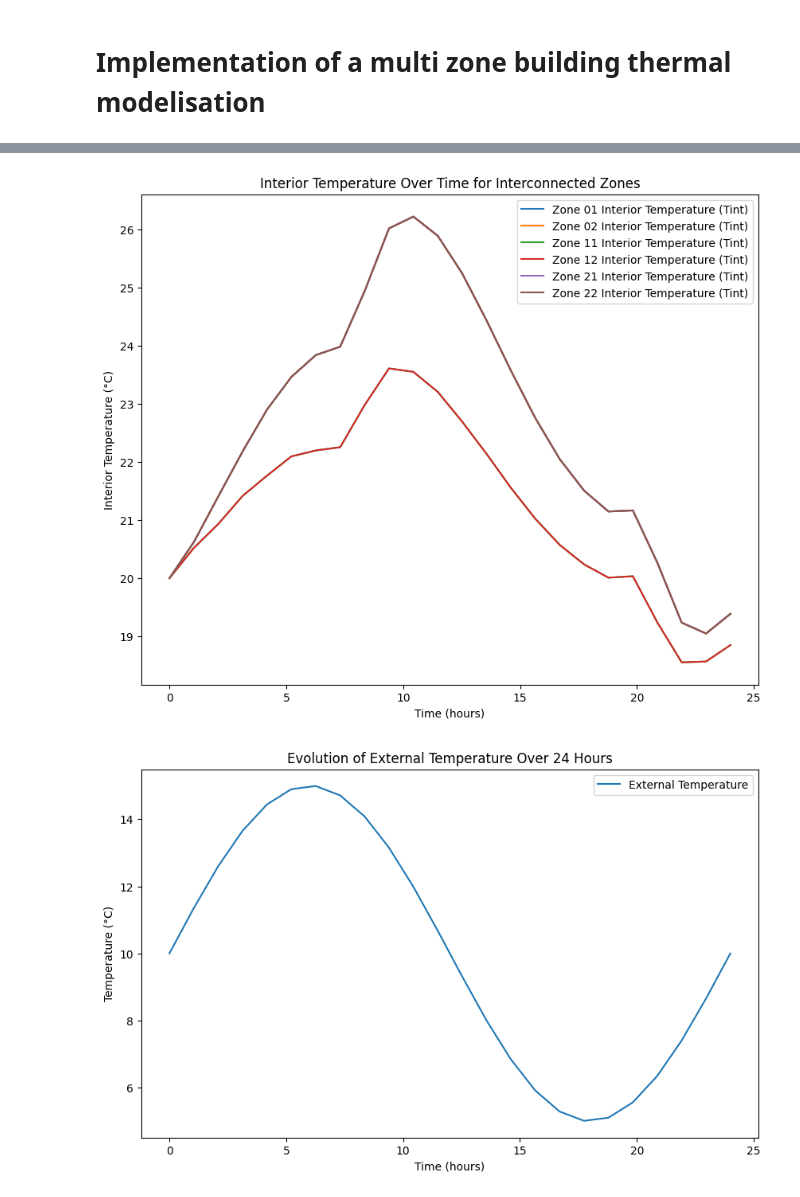
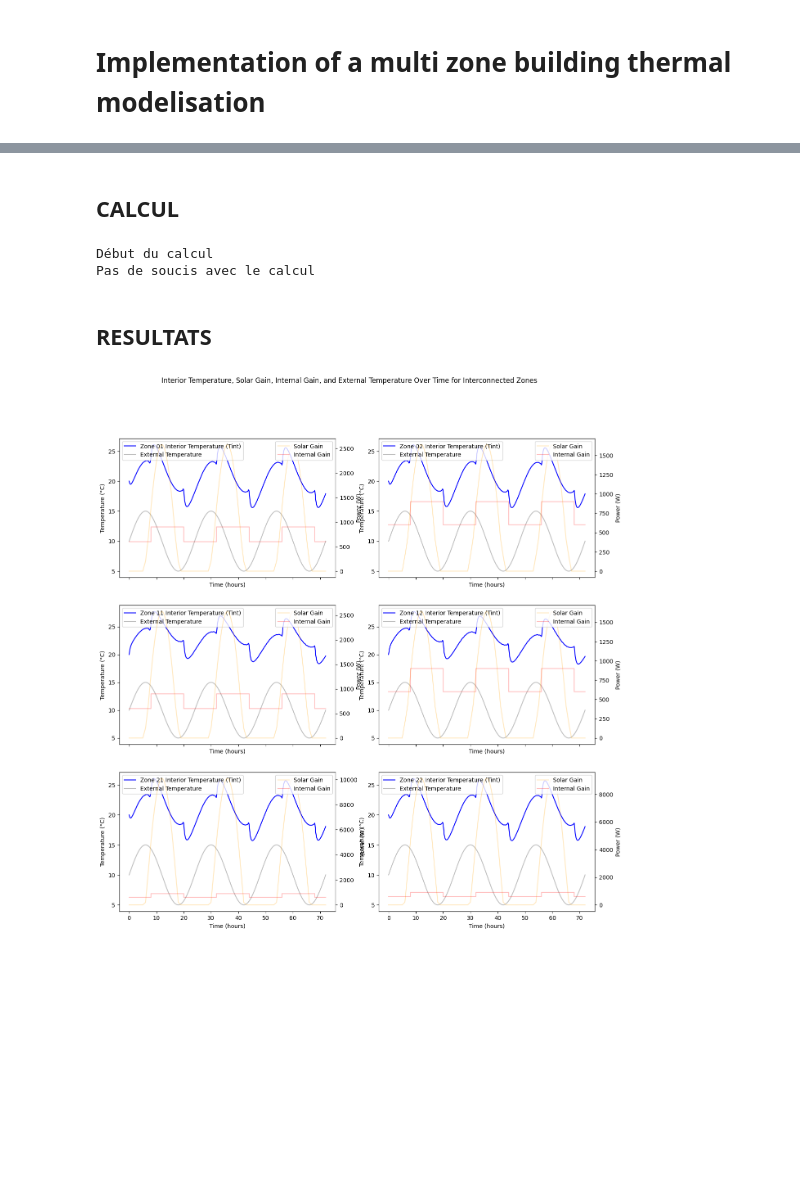
Before and after one commit to Timo-they/NN-Hybrid-Model-Thermal, a Jupyter notebook: Thermal_Model.ipynb, the cells around one changed output, grey strips where cells are left out. Drawn from its saved outputs; the diff is of its cells as text; code cells hidden in the pictures; blank space fills up the shorter version.

```diff
--- a/Thermal_Model.ipynb
+++ b/Thermal_Model.ipynb
@@ -179,0 +256,6 @@ def ajouter_a_cote_EW(zone1, zone2):
+# %%
+liste_zone = ["Zone 01", "Zone 02", "Zone 11", "Zone 12", "Zone 21", "Zone 22"]
+
+internal_gain_profiles = {
+    zone : 200 + 100 * ((time_points % (24 * 3600)) > 8 * 3600) * ((time_points % (24 * 3600)) < 20 * 3600) for zone in liste_zone
+}
@@ -216,6 +323,8 @@ Cres : 150000.0 J/K
 Les voisins de la zone sont :
 Voisin : Zone 11, surface : Roof, resistance : 0.1750 K/W
 Voisin : Zone 02, surface : N, resistance : 0.0313 K/W
+# %% [markdown]
+## CALCUL
 # %%
 # Combined dynamics function
 def combined_dynamics(t, y):
@@ -241,31 +350,48 @@ for zone in zones.values():
     initial_conditions.extend([zone.initial_temp, zone.initial_temp])
 
 # Simulate over 24 hours
-time_span = (0, 24 * 3600)
-time_eval = np.linspace(time_span[0], time_span[1], 24)
+time_span = (0, NB_JOURS * 24 * 3600)
+time_eval = np.linspace(time_span[0], time_span[1], NB_JOURS * 24 * 3600 + 1)
 
-# Run the simulation
+print("Début du calcul")
 solution = solve_ivp(combined_dynamics, time_span, initial_conditions, t_eval=time_eval)
-
-# Plot interior temperature for each zone
-plt.figure(figsize=(10, 8))
-for i, (nom, zone) in enumerate(zones.items()):
-    Tint = solution.y[i * 2 + 1]  # Extract Tint for each zone
-    plt.plot(solution.t / 3600, Tint, label=f"{nom} Interior Temperature (Tint)")
-
-plt.xlabel("Time (hours)")
-plt.ylabel("Interior Temperature (°C)")
-plt.title("Interior Temperature Over Time for Interconnected Zones")
-plt.legend()
-plt.show()
-
-plt.figure(figsize=(10, 6))
-plt.plot(time_points / 3600, external_temp_values, label="External Temperature")
-plt.xlabel("Time (hours)")
-plt.ylabel("Temperature (°C)")
-plt.title("Evolution of External Temperature Over 24 Hours")
-plt.legend()
-plt.show()
+print("Pas de soucis avec le calcul")
 # %% [output]
-[figure, removed]
-[figure, removed]
+Début du calcul
+Pas de soucis avec le calcul
+# %% [markdown]
+## RESULTATS
+# %%
+# Create subplots with 3 rows and 2 columns
+fig, axes = plt.subplots(3, 2, figsize=(15, 15), sharex=True)
+
+# Flatten the axes array for easy iteration
+axes = axes.flatten()
+
+# Plot interior temperature for each zone
+for i, (nom, zone) in enumerate(zones.items()):
+    Tint = solution.y[i * 2 + 1]  # Extract Tint for each zone
+    solar_gain = zone.solar_gain_series(time_eval)
+    internal_gain = zone.internal_gain_series(time_eval)
+
+    ax1 = axes[i]
+    ax1.plot(solution.t / 3600, Tint, label=f"{nom} Interior Temperature (Tint)", color='blue')
+    ax1.plot(solution.t / 3600, external_temp_values, label="External Temperature", color='black', alpha=0.25)
+    ax1.set_ylabel("Temperature (°C)")
+    ax1.legend(loc="upper left")
+
+    ax2 = ax1.twinx()
+    ax2.plot(solution.t / 3600, solar_gain, label="Solar Gain", color='orange', alpha=0.25)
+    ax2.plot(solution.t / 3600, internal_gain, label="Internal Gain", color='red', alpha=0.25)
+    ax2.set_ylabel("Power (W)")
+    ax2.legend(loc="upper right")
+
+# Set common labels
+for ax in axes:
+    ax.set_xlabel("Time (hours)")
+
+fig.suptitle("Interior Temperature, Solar Gain, Internal Gain, and External Temperature Over Time for Interconnected Zones")
+
+plt.show()
+# %% [output]
+[figure, added]
```
Also changed, not shown: parts of 14 cells of this notebook.
